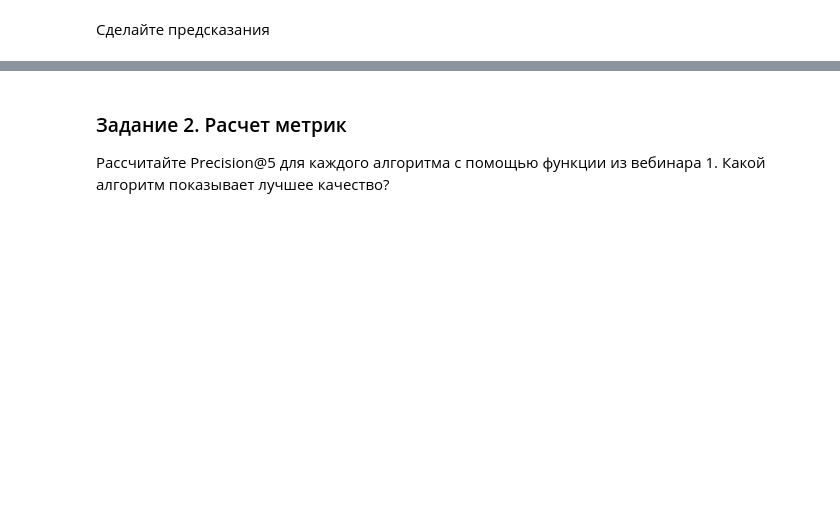
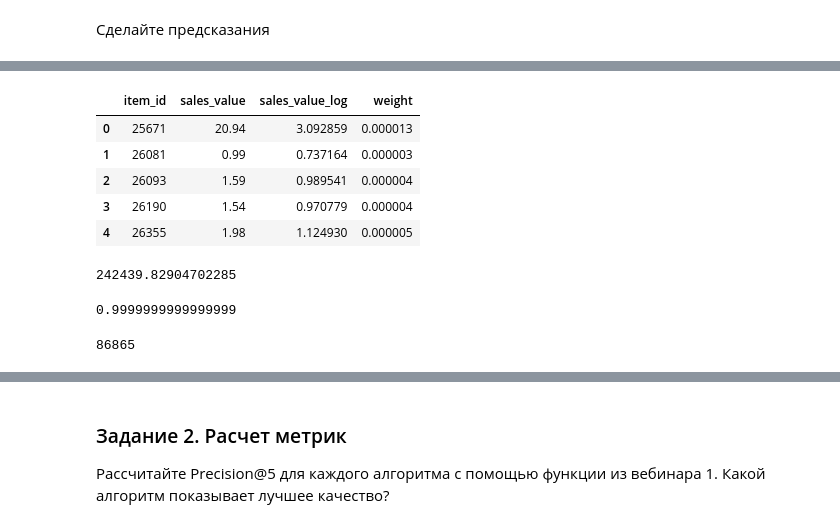
Before and after one commit to gulchitai/RecSys, a Jupyter notebook: Lesson2/hw_webinar_2.ipynb, the cells around one changed output, grey strips where cells are left out. Saved outputs shown, nothing was run; the diff lists cells and outputs as text; code cells hidden in the pictures; blank space fills up the shorter version.

```diff
--- a/Lesson2/hw_webinar_2.ipynb
+++ b/Lesson2/hw_webinar_2.ipynb
@@ -60,0 +114,28 @@ def weighted_random_recommendation(items_weights, n=5):
+# %%
+#у нас есть один выброс - подкорректируем значение выброса
+popular.loc[popular['sales_value']>50000,'sales_value'] = 44779.99
+popular['sales_value_log'] = np.log(popular['sales_value']+1.1)
+total = np.sum(popular['sales_value_log'])
+popular['weight'] = popular['sales_value_log'] / total
+popular.head()
+# %% [output]
+|  | item_id | sales_value | sales_value_log | weight |
+| 0 | 25671 | 20.94 | 3.092859 | 0.000013 |
+| 1 | 26081 | 0.99 | 0.737164 | 0.000003 |
+| 2 | 26093 | 1.59 | 0.989541 | 0.000004 |
+| 3 | 26190 | 1.54 | 0.970779 | 0.000004 |
+| 4 | 26355 | 1.98 | 1.124930 | 0.000005 |
+# %%
+total
+# %% [output]
+242439.82904702285
+# %%
+#Проверим, что сумма всех весов равна единице
+sum_weight = np.sum(popular['weight'])
+sum_weight
+# %% [output]
+0.9999999999999999
+# %%
+len(popular)
+# %% [output]
+86865
```
Also changed, not shown: parts of 25 cells of this notebook.
